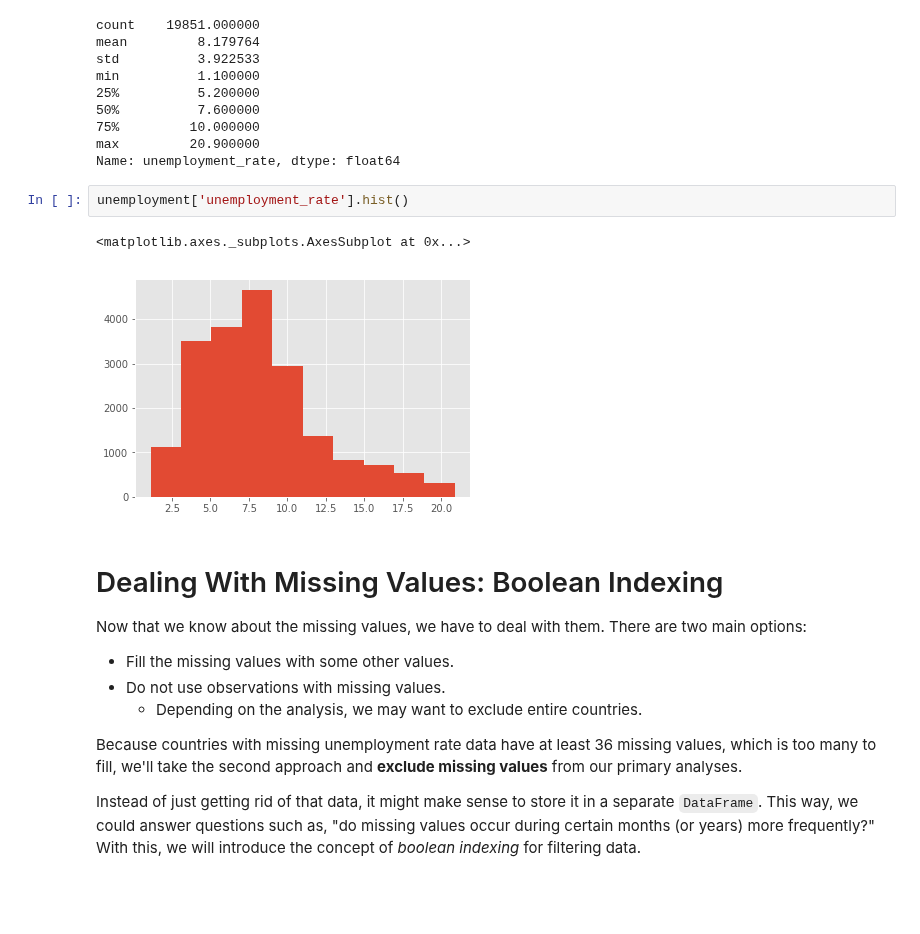
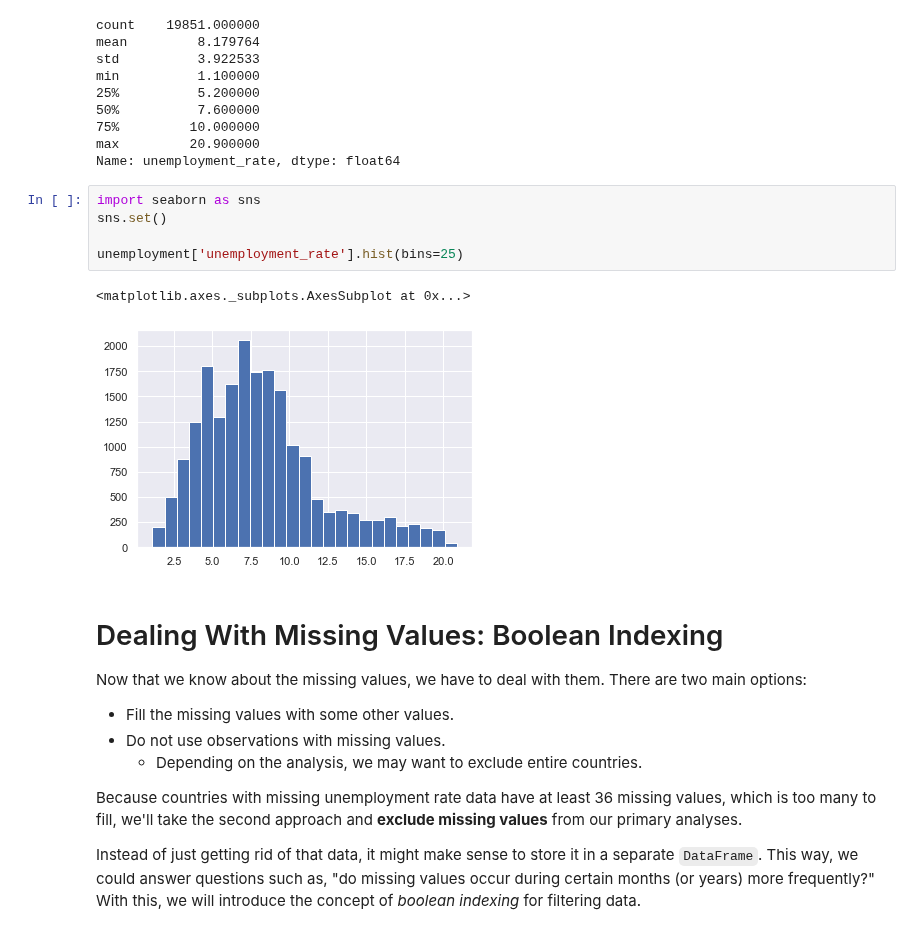
Before and after one commit to cb-ds-1/m2-3-exploration, a Jupyter notebook: 01_merging.ipynb, the cells around one changed output. Drawn from its saved outputs; the diff is of its cells as text; blank space fills up the shorter version.

```diff
--- a/01_merging.ipynb
+++ b/01_merging.ipynb
@@ -237,11 +237,14 @@ min          1.100000
 75%         10.000000
 max         20.900000
 Name: unemployment_rate, dtype: float64
-# %%
-unemployment['unemployment_rate'].hist()
-# %% [output]
-<matplotlib.axes._subplots.AxesSubplot at 0x...>
-[figure, removed]
+# %%
+import seaborn as sns
+sns.set()
+
+unemployment['unemployment_rate'].hist(bins=25)
+# %% [output]
+<matplotlib.axes._subplots.AxesSubplot at 0x...>
+[figure, added]
 # %% [markdown]
 # Dealing With Missing Values: Boolean Indexing
 
```
Also changed, not shown: 5 other files.
